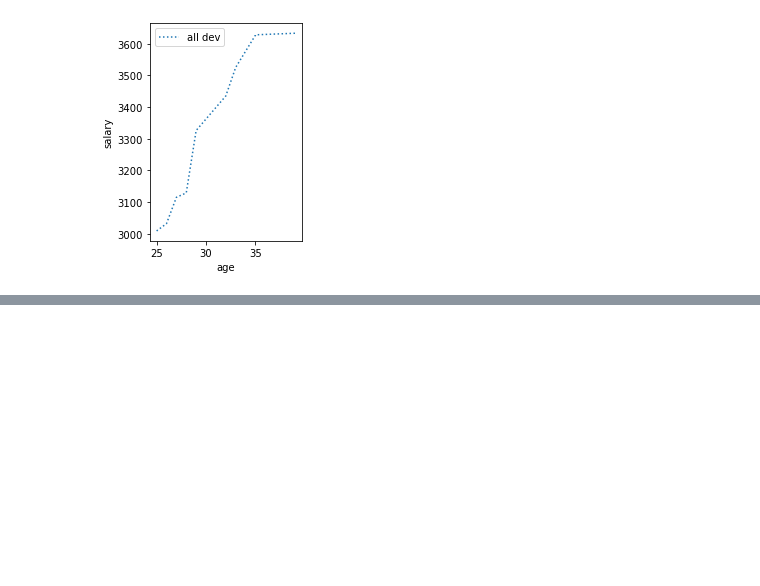
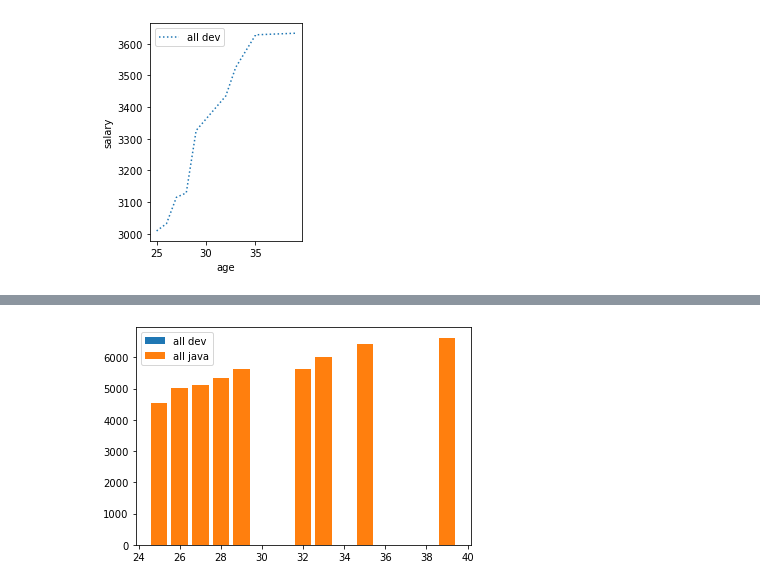
Before and after one commit to Jaideepdeloitte/applied---statistic, a Jupyter notebook: _all plots.ipynb, the cells around one changed output, grey strips where cells are left out. Saved outputs shown, nothing was run; the diff lists cells and outputs as text; code cells hidden in the pictures; blank space fills up the shorter version.

```diff
--- a/_all plots.ipynb
+++ b/_all plots.ipynb
@@ -107,0 +95,7 @@ plt.show()
+# %%
+plt.bar(age_x,devop,label= 'all dev')
+plt.bar(age_x,javadop,label = 'all java')
+plt.legend()
+plt.show()
+# %% [output]
+[figure, added]
```
Also changed, not shown: parts of 9 cells of this notebook.
